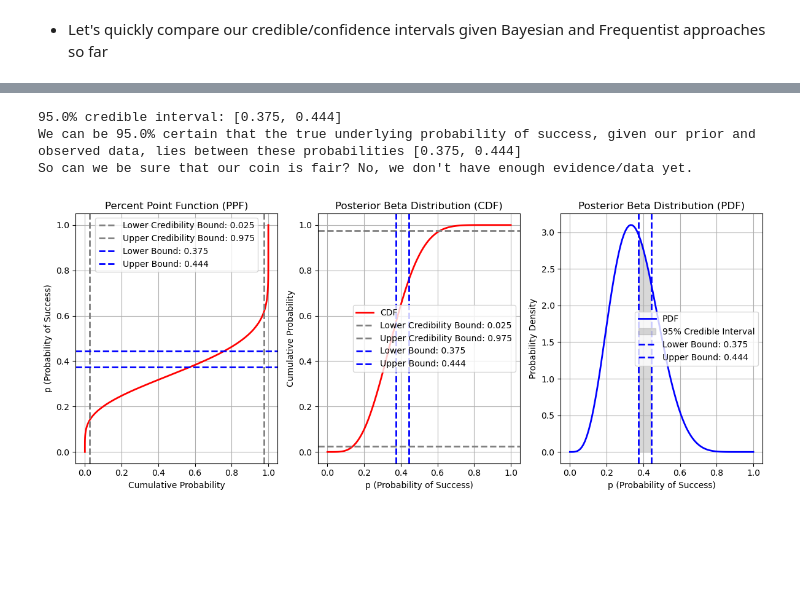
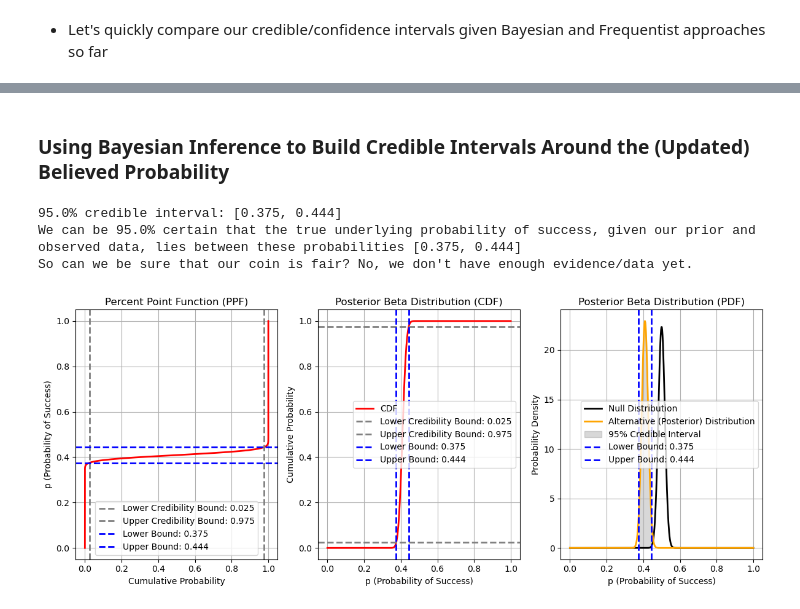
Before and after one commit to richardlottes/statistical_connections, a Jupyter notebook: statistical_connections.ipynb, the cells around one changed output, grey strips where cells are left out. Drawn from its saved outputs; the diff is of its cells as text; code cells hidden in the pictures; blank space fills up the shorter version.

```diff
--- a/statistical_connections.ipynb
+++ b/statistical_connections.ipynb
@@ -1224,16 +1289,30 @@ $n = \frac{(z_{1 - \alpha / 2} + z_{1 - \beta})^2 \cdot \sigma^2}{\delta^2}$
 # %%
-def compute_n_one_sample_proportion_(z_alpha, z_beta, sigma, delta):
-    return round(((z_alpha+z_beta)**2 * sigma)/(delta**2))
+def compute_n_one_sample_proportion_(z_alpha: float, z_power: float, var: float, delta: float) -> int:
+    '''
+    Estimate the number of samples necessary to achieve significance and power levels
+
+    PARAMS:
+        - z_alpha: The critical z-value of the significance level
+        - z_power: The critical z-value of the statistical power
+        - var: The estimated population variance of the null distribution
+        - delta: The desired effect size
+
+    RETURNS:
+        - An estimated sample size
+    '''
+
+    return round(((z_alpha+z_power)**2 * var)/(delta**2))
 
 #Compute delta - our MDE is 10%
+mde = 0.1
 pop_proportion = 0.5
-desired_sample_prop = 0.55
-delta = (0.55-0.5)
+desired_sample_prop = pop_proportion + (pop_proportion*mde)
+delta = (desired_sample_prop - pop_proportion)
 
 #Compute variance specifically for computing n - remember, this is not how to compute actual variance
-    #NOTE: I am not exponentiating sigma because the variance is defined as sigma**2, I would need the standard deviation (mean) or standard error (proportion)
-sigma = pop_proportion*(1-pop_proportion)
+    #NOTE: I am not exponentiating the variance because it is annotated as (sigma**2). If I had the standard deviation (mean) or standard error (proportion), annotated as (sigma), then I would need to exponentiate.
+var = pop_proportion*(1-pop_proportion) #variance estimation for population computation
 
-n = compute_n_one_sample_proportion_(alpha_z_crit, beta_z_crit, sigma, delta)
+n = compute_n_one_sample_proportion_(alpha_z_crit, power_z_crit, var, delta)
 print(f'We need {round(n)} samples in order to determine whether we should reject the null hypothesis with an significance level of {alpha} and power of {beta}')
 # %% [output]
@@ -1277,13 +1505,18 @@ Approx. 95% CI = [0.376, 0.445]
+# %% [markdown]
+### Using Bayesian Inference to Build Credible Intervals Around the (Updated) Believed Probability
 # %%
 from scipy.stats import beta
 
 alpha_final = observed_heads + alpha_updated
 beta_final = (round(n) - observed_heads) + beta_updated
-
+x = np.linspace(0, 1, 500)
 lower_cred_bound = 0.025
 upper_cred_bound = 0.975
 cred_pct = upper_cred_bound-lower_cred_bound
+#Compute CDF of Beta distribution over probability values
+cdf_values = beta.cdf(x, alpha_final, beta_final)
 
+beta_dist_posterior = beta.pdf(x, alpha_final, beta_final)
 lower_bound_bayes = beta.ppf(lower_cred_bound, alpha_final, beta_final)
 upper_bound_bayes = beta.ppf(upper_cred_bound, alpha_final, beta_final)
 print(f"{100*round(cred_pct, 2)}% credible interval: [{lower_bound_bayes:.3f}, {upper_bound_bayes:.3f}]")
@@ -1294,7 +1527,7 @@ print("So can we be sure that our coin is fair? No, we don't have enough evidenc
 fig, axes = plt.subplots(1, 3, figsize=(12, 5))
 
 #Plot PPF on left subplot
-axes[0].plot(cdf_values, p_hat_cont, color='red', lw=2)
+axes[0].plot(cdf_values, x, color='red', lw=2)
 #Draw horizontal dashed lines at the credible interval bounds and display intersecting x values
 axes[0].axvline(lower_cred_bound, color='grey', linestyle='--', lw=2, label=f'Lower Credibility Bound: {lower_cred_bound:.3f}')
 axes[0].axvline(upper_cred_bound, color='grey', linestyle='--', lw=2, label=f'Upper Credibility Bound: {upper_cred_bound:.3f}')
@@ -1308,38 +1541,39 @@ axes[0].legend()
 
 
 #Plot CDF on middle subplot
-axes[1].plot(p_hat_cont, cdf_values, color='red', lw=2, label="CDF")
+axes[1].plot(x, cdf_values, color='red', lw=2, label="CDF")
 #Draw vertical dashed lines at the credible interval bounds and display intersecting x values
 axes[1].axhline(lower_cred_bound, color='grey', linestyle='--', lw=2, label=f'Lower Credibility Bound: {lower_cred_bound:.3f}')
 axes[1].axhline(upper_cred_bound, color='grey', linestyle='--', lw=2, label=f'Upper Credibility Bound: {upper_cred_bound:.3f}')
 axes[1].axvline(lower_bound_bayes, color='blue', linestyle='--', lw=2, label=f'Lower Bound: {lower_bound_bayes:.3f}')
 axes[1].axvline(upper_bound_bayes, color='blue', linestyle='--', lw=2, label=f'Upper Bound: {upper_bound_bayes:.3f}')
 axes[1].set_xlabel("p (Probability of Success)")
 axes[1].set_ylabel("Cumulative Probability")
 axes[1].set_title("Posterior Beta Distribution (CDF)")
 axes[1].grid(True)
 axes[1].legend()
 
 #Plot PDF on right subplot
-axes[2].plot(p_hat_cont, beta_dist_posterior, color='blue', lw=2, label="PDF")
+axes[2].plot(x, null_pdf, color='black', lw=2, label="Null Distribution")
+axes[2].plot(x, beta_dist_posterior, color='orange', lw=2, label="Alternative (Posterior) Distribution")
 #Shade area in credible interval
-axes[2].fill_between(p_hat_cont, beta_dist_posterior,
-                    where=(p_hat_cont >= lower_bound_bayes) & (p_hat_cont <= upper_bound_bayes),
+axes[2].fill_between(x, beta_dist_posterior,
+                    where=(x >= lower_bound_bayes) & (x <= upper_bound_bayes),
                     color='grey', alpha=0.3, label="95% Credible Interval")
 #Plot corresponding lower and upper bounds that encapsulate the 95% credible interval
 axes[2].axvline(lower_bound_bayes, color='blue', linestyle='--', lw=2, label=f'Lower Bound: {lower_bound_bayes:.3f}')
 axes[2].axvline(upper_bound_bayes, color='blue', linestyle='--', lw=2, label=f'Upper Bound: {upper_bound_bayes:.3f}')
 axes[2].set_xlabel("p (Probability of Success)")
 axes[2].set_ylabel("Probability Density")
 axes[2].set_title("Posterior Beta Distribution (PDF)")
 axes[2].grid(True)
 axes[2].legend()
 
 
 plt.tight_layout()
 plt.show()
 # %% [output]
 95.0% credible interval: [0.375, 0.444]
 We can be 95.0% certain that the true underlying probability of success, given our prior and observed data, lies between these probabilities [0.375, 0.444]
 So can we be sure that our coin is fair? No, we don't have enough evidence/data yet.
-[figure, old version]
+[figure, new version]
```
Also changed, not shown: parts of 29 cells of this notebook.
